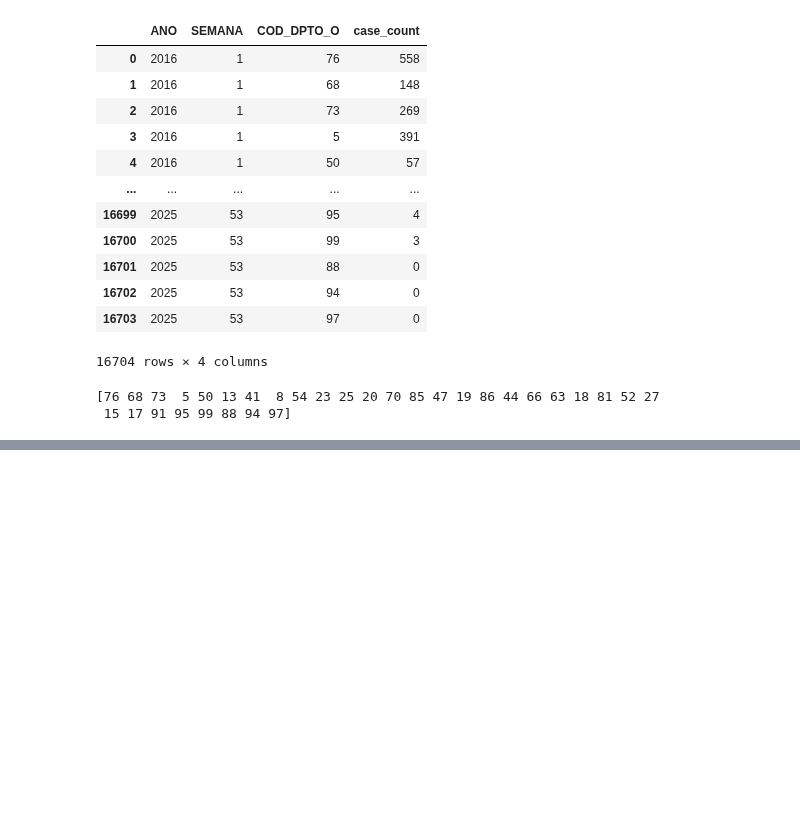
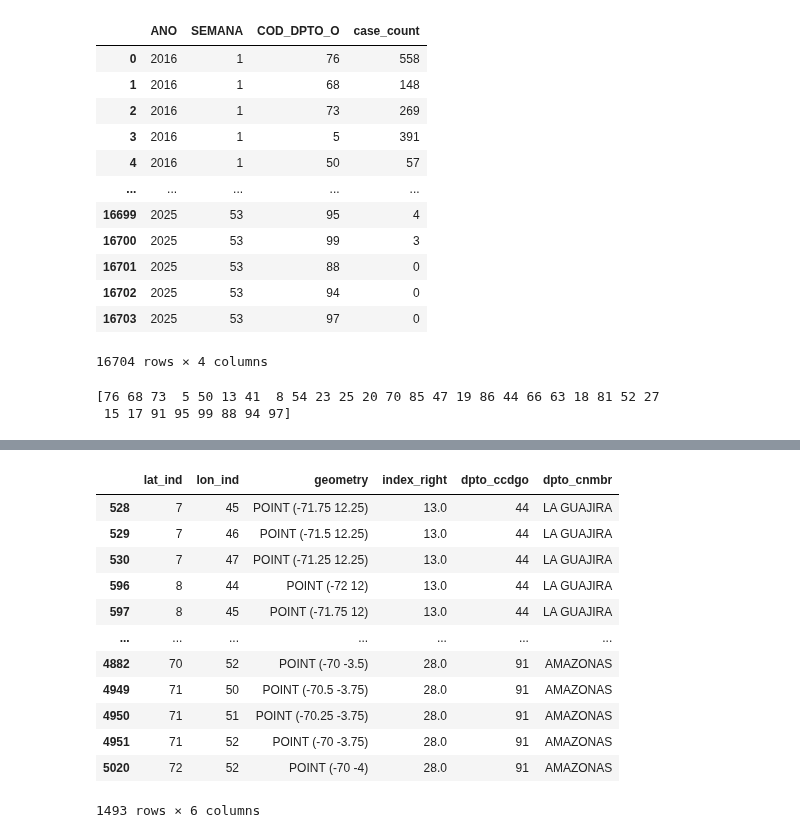
Before and after one commit to CarlosBlanco1/ColombiaDengueForecasting, a Jupyter notebook: notebooks/explore_dengue_cases.ipynb, the cells around one changed output, grey strips where cells are left out. Cells and saved outputs as stored; diff of their text form; code cells hidden in the pictures; blank space fills up the shorter version.

```diff
--- a/notebooks/explore_dengue_cases.ipynb
+++ b/notebooks/explore_dengue_cases.ipynb
@@ -296,0 +392,17 @@ KeyboardInterrupt:
+# %%
+points_with_departments = points_with_departments.dropna(subset='dpto_ccdgo')
+points_with_departments
+# %% [output]
+|  | lat_ind | lon_ind | geometry | index_right | dpto_ccdgo | dpto_cnmbr |
+| 528 | 7 | 45 | POINT (-71.75 12.25) | 13.0 | 44 | LA GUAJIRA |
+| 529 | 7 | 46 | POINT (-71.5 12.25) | 13.0 | 44 | LA GUAJIRA |
+| 530 | 7 | 47 | POINT (-71.25 12.25) | 13.0 | 44 | LA GUAJIRA |
+| 596 | 8 | 44 | POINT (-72 12) | 13.0 | 44 | LA GUAJIRA |
+| 597 | 8 | 45 | POINT (-71.75 12) | 13.0 | 44 | LA GUAJIRA |
+| ... | ... | ... | ... | ... | ... | ... |
+| 4882 | 70 | 52 | POINT (-70 -3.5) | 28.0 | 91 | AMAZONAS |
+| 4949 | 71 | 50 | POINT (-70.5 -3.75) | 28.0 | 91 | AMAZONAS |
+| 4950 | 71 | 51 | POINT (-70.25 -3.75) | 28.0 | 91 | AMAZONAS |
+| 4951 | 71 | 52 | POINT (-70 -3.75) | 28.0 | 91 | AMAZONAS |
+| 5020 | 72 | 52 | POINT (-70 -4) | 28.0 | 91 | AMAZONAS |
+1493 rows × 6 columns
```
Also changed, not shown: parts of 12 cells of this notebook.
